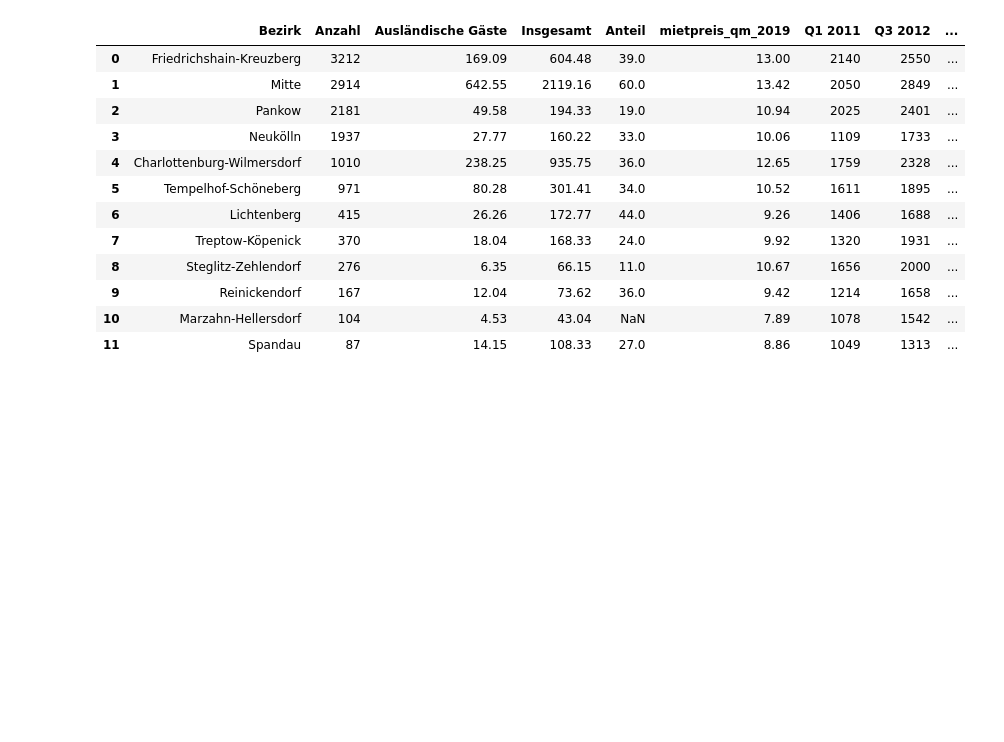
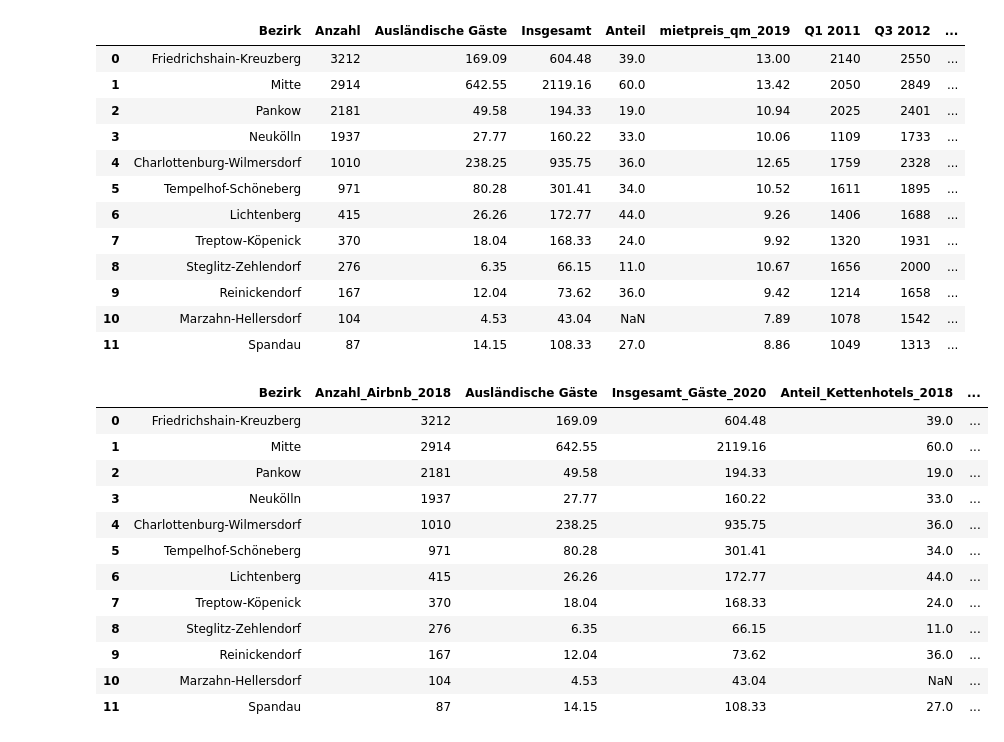
Before and after one commit to Jonny-Preuss/Berlin_stats_and_airbnb, a Jupyter notebook: BI_Project_Berlin_JP.ipynb, the cells around one changed output. Drawn from its saved outputs; the diff is of its cells as text; code cells hidden in the pictures; blank space fills up the shorter version.

```diff
--- a/BI_Project_Berlin_JP.ipynb
+++ b/BI_Project_Berlin_JP.ipynb
@@ -651,12 +651,12 @@ df_bbs_airbnb_2018.head()
 | 3 | Neukölln | 1937 |
 | 4 | Charlottenburg-Wilmersdorf | 1010 |
 # %%
-inner_merged1 = pd.merge(df_bbs_airbnb_2018, df_bbs_in_ausland_2020)
-inner_merged2 = pd.merge(inner_merged1, df_bbs_kettenhotels_2018)
-inner_merged3 = pd.merge(inner_merged2, df_bbs_neumieten_2019)
-inner_merged4 = pd.merge(inner_merged3, df_bbs_kaufpreise_whg)
-inner_merged = pd.merge(inner_merged4, df_bbs_störung)
-inner_merged
+berlin_merged1 = pd.merge(df_bbs_airbnb_2018, df_bbs_in_ausland_2020)
+berlin_merged2 = pd.merge(berlin_merged1, df_bbs_kettenhotels_2018)
+berlin_merged3 = pd.merge(berlin_merged2, df_bbs_neumieten_2019)
+berlin_merged4 = pd.merge(berlin_merged3, df_bbs_kaufpreise_whg)
+berlin_merged = pd.merge(berlin_merged4, df_bbs_störung)
+berlin_merged
 # %% [output]
 |  | Bezirk | Anzahl | Ausländische Gäste | Insgesamt | Anteil | mietpreis_qm_2019 | Q1 2011 | Q3 2012 | ... |
 | 0 | Friedrichshain-Kreuzberg | 3212 | 169.09 | 604.48 | 39.0 | 13.00 | 2140 | 2550 | ... |
@@ -671,3 +671,20 @@ inner_merged
 | 9 | Reinickendorf | 167 | 12.04 | 73.62 | 36.0 | 9.42 | 1214 | 1658 | ... |
 | 10 | Marzahn-Hellersdorf | 104 | 4.53 | 43.04 | NaN | 7.89 | 1078 | 1542 | ... |
 | 11 | Spandau | 87 | 14.15 | 108.33 | 27.0 | 8.86 | 1049 | 1313 | ... |
+# %%
+berlin_merged = berlin_merged.rename(columns={"Anzahl": "Anzahl_Airbnb_2018", "Insgesamt": "Insgesamt_Gäste_2020", "Anteil" : "Anteil_Kettenhotels_2018", "Q1 2011" : "Kaufpreise_Whg_Q1_2011", "Nicht gestört" : "Nicht_gestört"})
+berlin_merged
+# %% [output]
+|  | Bezirk | Anzahl_Airbnb_2018 | Ausländische Gäste | Insgesamt_Gäste_2020 | Anteil_Kettenhotels_2018 | ... |
+| 0 | Friedrichshain-Kreuzberg | 3212 | 169.09 | 604.48 | 39.0 | ... |
+| 1 | Mitte | 2914 | 642.55 | 2119.16 | 60.0 | ... |
+| 2 | Pankow | 2181 | 49.58 | 194.33 | 19.0 | ... |
+| 3 | Neukölln | 1937 | 27.77 | 160.22 | 33.0 | ... |
+| 4 | Charlottenburg-Wilmersdorf | 1010 | 238.25 | 935.75 | 36.0 | ... |
+| 5 | Tempelhof-Schöneberg | 971 | 80.28 | 301.41 | 34.0 | ... |
+| 6 | Lichtenberg | 415 | 26.26 | 172.77 | 44.0 | ... |
+| 7 | Treptow-Köpenick | 370 | 18.04 | 168.33 | 24.0 | ... |
+| 8 | Steglitz-Zehlendorf | 276 | 6.35 | 66.15 | 11.0 | ... |
+| 9 | Reinickendorf | 167 | 12.04 | 73.62 | 36.0 | ... |
+| 10 | Marzahn-Hellersdorf | 104 | 4.53 | 43.04 | NaN | ... |
+| 11 | Spandau | 87 | 14.15 | 108.33 | 27.0 | ... |
```
